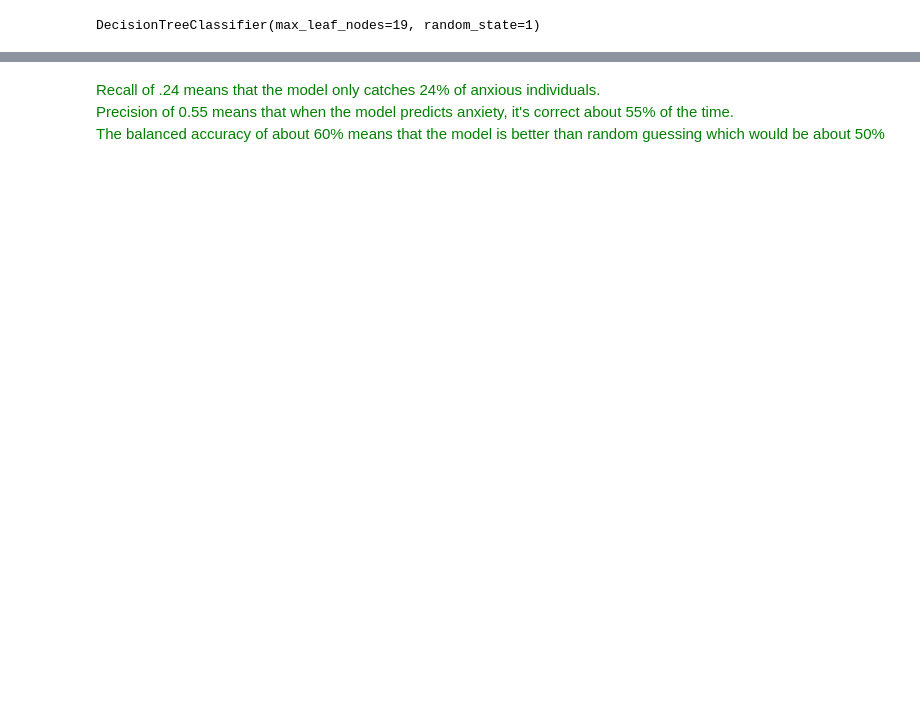
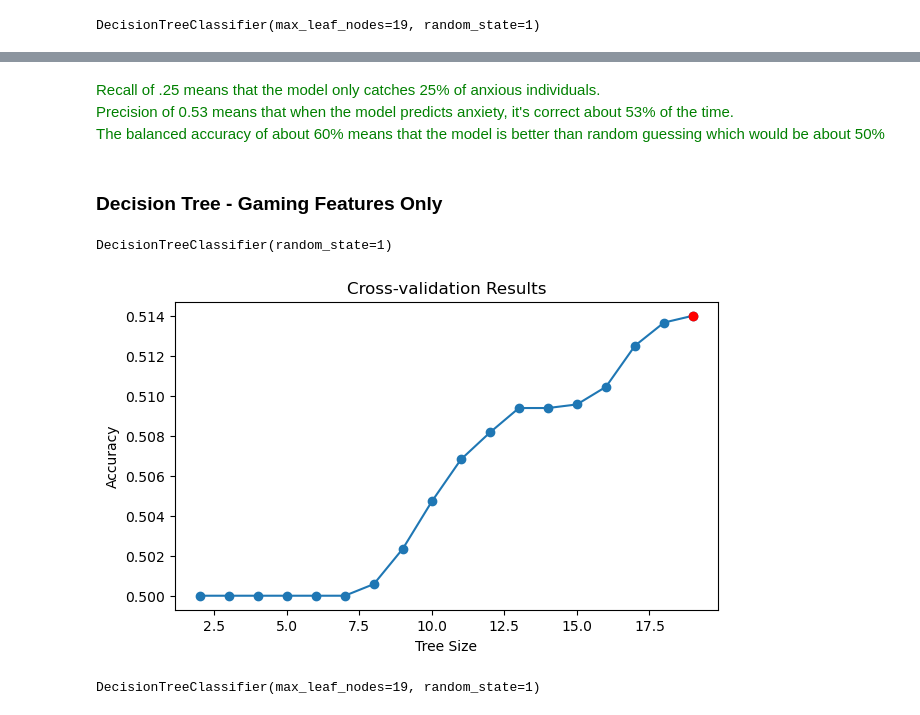
Before and after one commit to pelayoj15/gamingstudy_analysis, a Jupyter notebook: notebooks/Trees.ipynb, the cells around one changed output, grey strips where cells are left out. Drawn from its saved outputs; the diff is of its cells as text; code cells hidden in the pictures; blank space fills up the shorter version.

```diff
--- a/notebooks/Trees.ipynb
+++ b/notebooks/Trees.ipynb
@@ -183,7 +208,7 @@ plt.title('Cross-validation Results');
 # %%
 # fit pruned decision tree model
-pruned_tree_gaming_anxiety = DecisionTreeClassifier(max_leaf_nodes=best_size, random_state=1)
-pruned_tree_gaming_anxiety.fit(X_train, y_train)
+pruned_tree_gaming_psych = DecisionTreeClassifier(max_leaf_nodes=best_size, random_state=1)
+pruned_tree_gaming_psych.fit(X_train_psych, y_train)
 # %% [output]
 DecisionTreeClassifier(max_leaf_nodes=19, random_state=1)
 # %%
@@ -242,4 +267,38 @@ Balanced Accuracy: 0.5990672696438666
 # %% [markdown]
-<span style="color:green"> Recall of .24 means that the model only catches 24% of anxious individuals. </span><br>
-<span style="color:green"> Precision of 0.55 means that when the model predicts anxiety, it's correct about 55% of the time. </span><br>
+<span style="color:green"> Recall of .25 means that the model only catches 25% of anxious individuals. </span><br>
+<span style="color:green"> Precision of 0.53 means that when the model predicts anxiety, it's correct about 53% of the time. </span><br>
 <span style="color:green"> The balanced accuracy of about 60% means that the model is better than random guessing which would be about 50% </span>
+# %% [markdown]
+### Decision Tree - Gaming Features Only
+# %%
+# fit decision tree model
+tree_gaming_gaming = DecisionTreeClassifier(random_state = 1)
+tree_gaming_gaming.fit(X_train_gaming, y_train)
+# %% [output]
+DecisionTreeClassifier(random_state=1)
+# %%
+# cross-validation to determine optimal tree size
+params = {'max_leaf_nodes': range(2, 20)}
+cv_gaming_gaming = GridSearchCV(tree_gaming_gaming, params, cv=20, scoring="balanced_accuracy")
+cv_gaming_gaming.fit(X_train_gaming, y_train)
+cv_results = cv_gaming_gaming.cv_results_
+
+# find the best score for max leaf nodes
+best_size = cv_gaming_gaming.best_params_['max_leaf_nodes']
+best_score = cv_gaming_gaming.best_score_
+
+# plot results of cross-validation
+plt.figure(figsize=(7, 4))
+plt.plot(cv_results["param_max_leaf_nodes"].data, cv_results["mean_test_score"], 'o-')
+plt.plot(best_size, best_score, 'ro-')
+plt.xlabel('Tree Size')
+plt.ylabel('Accuracy')
+plt.title('Cross-validation Results');
+# %% [output]
+[figure, added]
+# %%
+# fit pruned decision tree model
+pruned_tree_gaming = DecisionTreeClassifier(max_leaf_nodes=best_size, random_state=1)
+pruned_tree_gaming.fit(X_train_gaming, y_train)
+# %% [output]
+DecisionTreeClassifier(max_leaf_nodes=19, random_state=1)
```
Also changed, not shown: parts of 65 cells of this notebook.
